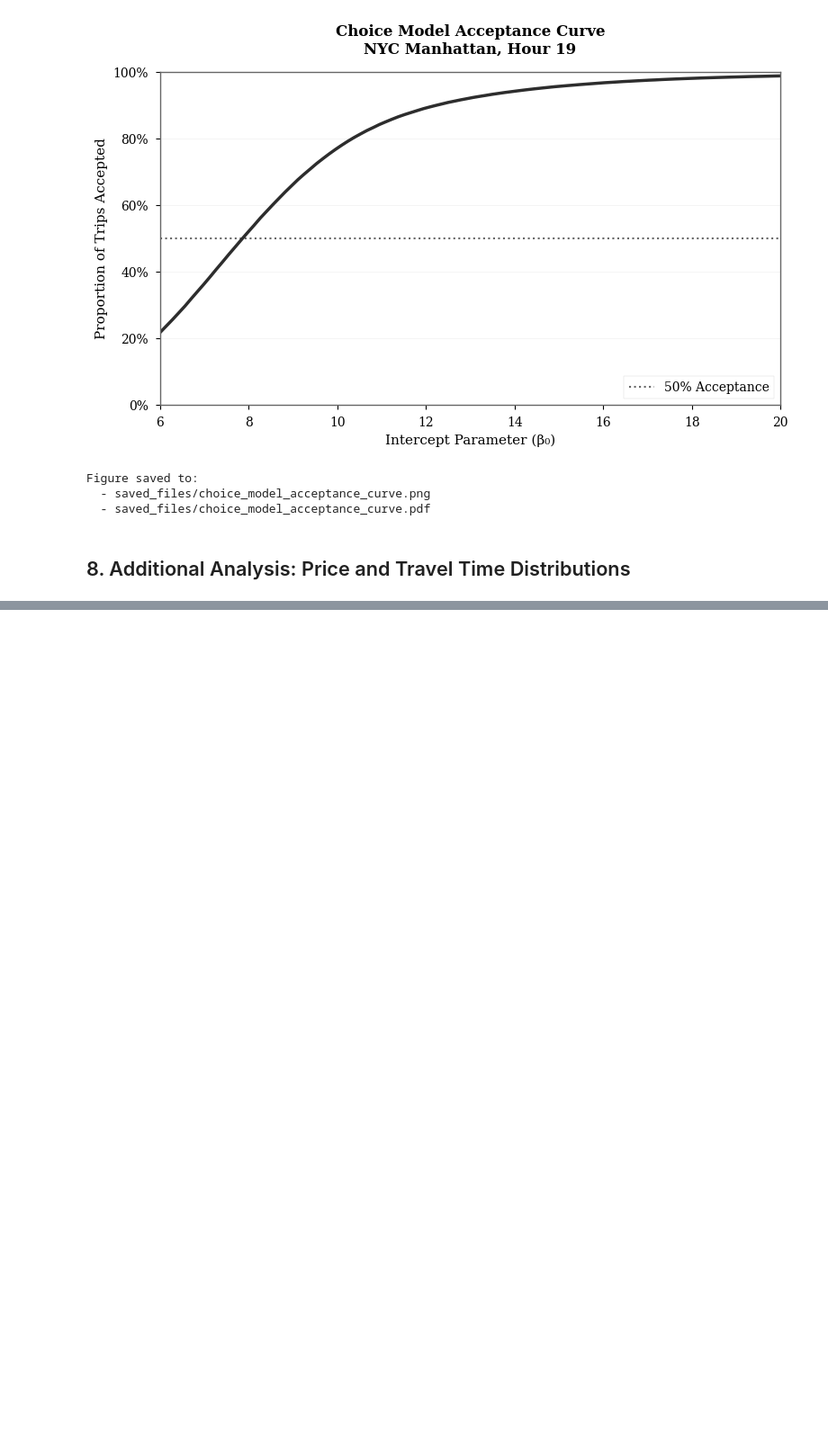
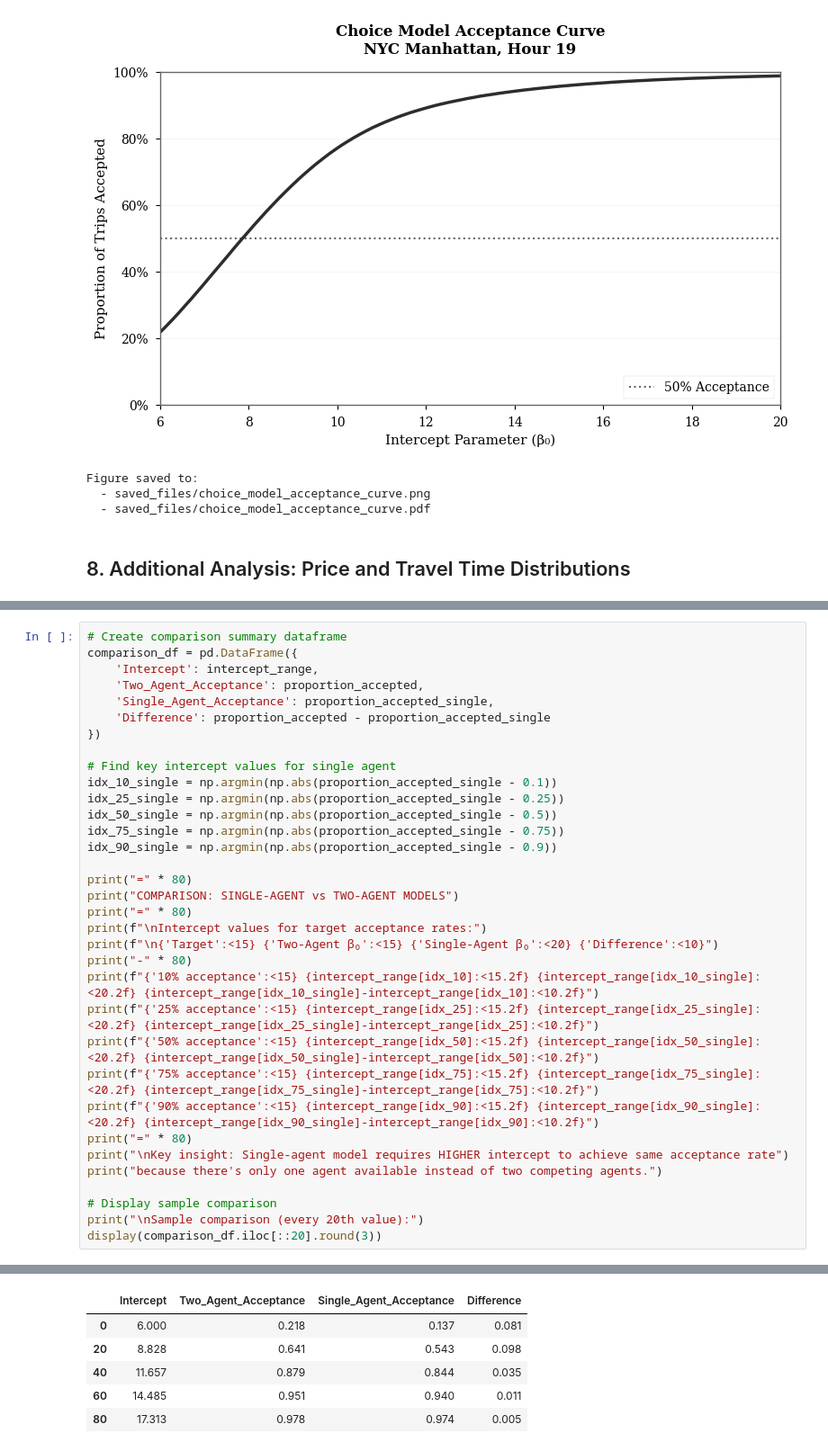
Before and after one commit to emto17ab/rl-pricing-amod, a Jupyter notebook: choice_model_calibration.ipynb, the cells around one changed output, grey strips where cells are left out. Shown at 90% size. Saved outputs shown, nothing was run; the diff lists cells and outputs as text; blank space fills up the shorter version.

```diff
--- a/choice_model_calibration.ipynb
+++ b/choice_model_calibration.ipynb
@@ -315,0 +442,35 @@ Sample results (every 20th value):
+# %%
+# Create comparison summary dataframe
+comparison_df = pd.DataFrame({
+    'Intercept': intercept_range,
+    'Two_Agent_Acceptance': proportion_accepted,
+    'Single_Agent_Acceptance': proportion_accepted_single,
+    'Difference': proportion_accepted - proportion_accepted_single
+})
+
+# Find key intercept values for single agent
+idx_10_single = np.argmin(np.abs(proportion_accepted_single - 0.1))
+idx_25_single = np.argmin(np.abs(proportion_accepted_single - 0.25))
+idx_50_single = np.argmin(np.abs(proportion_accepted_single - 0.5))
+idx_75_single = np.argmin(np.abs(proportion_accepted_single - 0.75))
+idx_90_single = np.argmin(np.abs(proportion_accepted_single - 0.9))
+
+print("=" * 80)
+print("COMPARISON: SINGLE-AGENT vs TWO-AGENT MODELS")
+print("=" * 80)
+print(f"\nIntercept values for target acceptance rates:")
+print(f"\n{'Target':<15} {'Two-Agent β₀':<15} {'Single-Agent β₀':<20} {'Difference':<10}")
+print("-" * 80)
+print(f"{'10% acceptance':<15} {intercept_range[idx_10]:<15.2f} {intercept_range[idx_10_single]:<20.2f} {intercept_range[idx_10_single]-intercept_range[idx_10]:<10.2f}")
+print(f"{'25% acceptance':<15} {intercept_range[idx_25]:<15.2f} {intercept_range[idx_25_single]:<20.2f} {intercept_range[idx_25_single]-intercept_range[idx_25]:<10.2f}")
+print(f"{'50% acceptance':<15} {intercept_range[idx_50]:<15.2f} {intercept_range[idx_50_single]:<20.2f} {intercept_range[idx_50_single]-intercept_range[idx_50]:<10.2f}")
+print(f"{'75% acceptance':<15} {intercept_range[idx_75]:<15.2f} {intercept_range[idx_75_single]:<20.2f} {intercept_range[idx_75_single]-intercept_range[idx_75]:<10.2f}")
+print(f"{'90% acceptance':<15} {intercept_range[idx_90]:<15.2f} {intercept_range[idx_90_single]:<20.2f} {intercept_range[idx_90_single]-intercept_range[idx_90]:<10.2f}")
+print("=" * 80)
+print("\nKey insight: Single-agent model requires HIGHER intercept to achieve same acceptance rate")
+print("because there's only one agent available instead of two competing agents.")
+
+# Display sample comparison
+print("\nSample comparison (every 20th value):")
+display(comparison_df.iloc[::20].round(3))
+# %% [output]
@@ -315,0 +496,6 @@ Sample results (every 20th value):
+|  | Intercept | Two_Agent_Acceptance | Single_Agent_Acceptance | Difference |
+| 0 | 6.000 | 0.218 | 0.137 | 0.081 |
+| 20 | 8.828 | 0.641 | 0.543 | 0.098 |
+| 40 | 11.657 | 0.879 | 0.844 | 0.035 |
+| 60 | 14.485 | 0.951 | 0.940 | 0.011 |
+| 80 | 17.313 | 0.978 | 0.974 | 0.005 |
```
Also changed, not shown: parts of 7 cells of this notebook, 33 other files.
